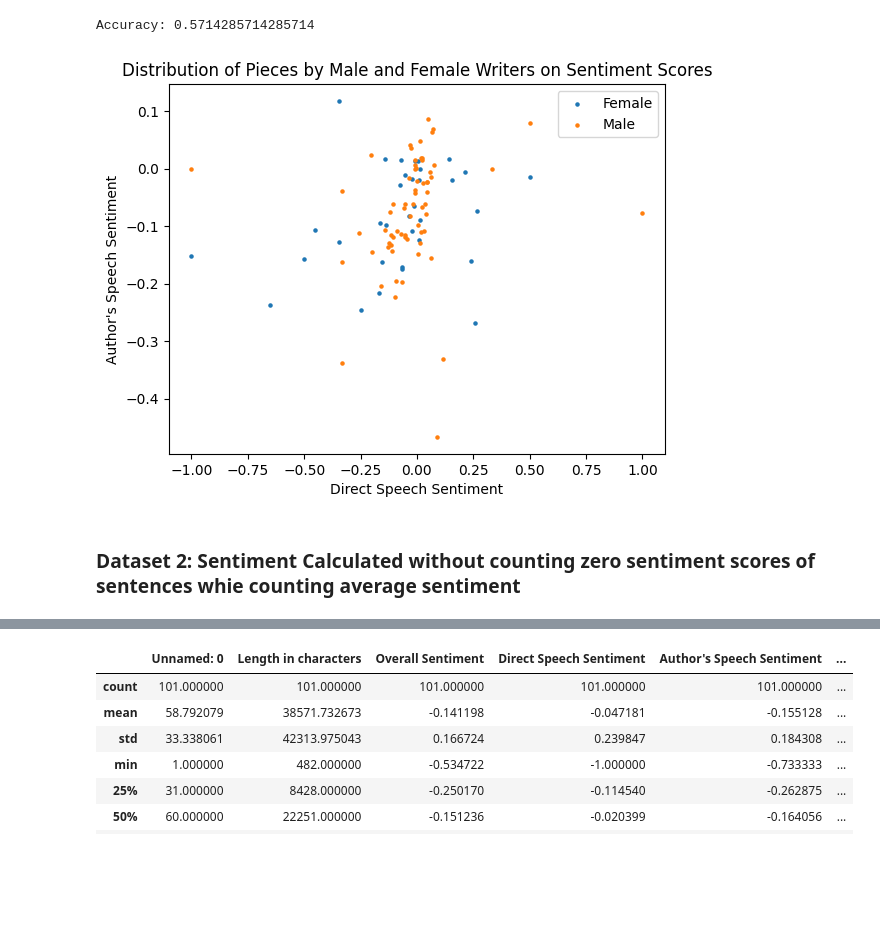
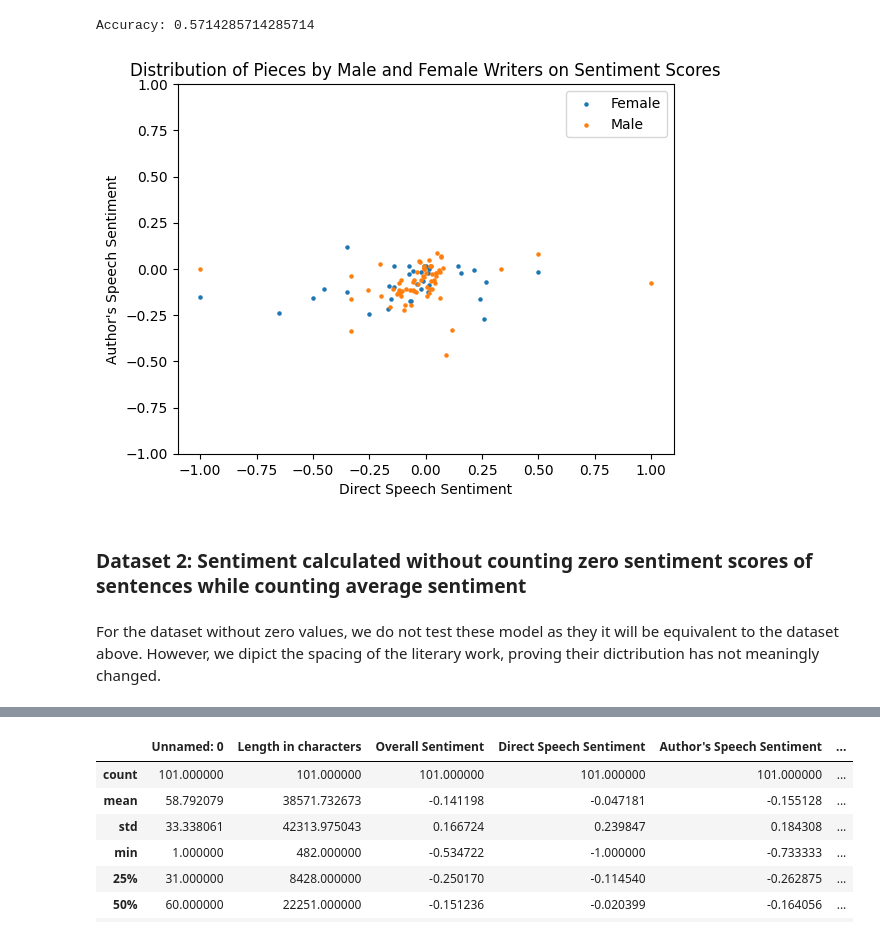
Before and after one commit to susurofu/Masculine-and-Feminine-Writing-in-Atomic-Bomb-Literature-A-Sentiment-Analysis-Approach, a Jupyter notebook: main.ipynb, the cells around one changed output, grey strips where cells are left out. Drawn from its saved outputs; the diff is of its cells as text; code cells hidden in the pictures; blank space fills up the shorter version.

```diff
--- a/main.ipynb
+++ b/main.ipynb
@@ -98,22 +95,25 @@ Accuracy: 0.5714285714285714
 # %%
 x_female = data_set["Direct Speech Sentiment"][:34]
 x_male = data_set["Direct Speech Sentiment"][34:]
 y_female = data_set["Author's Speech Sentiment"][:34]
 y_male = data_set["Author's Speech Sentiment"][34:]
 
 plt.scatter(x_female, y_female, label='Female', s=5)
 plt.scatter(x_male, y_male, label='Male', s=5)
-
+plt.yticks([-1, -0.75, -0.5, -0.25, 0, 0.25, 0.5, 0.75, 1])
+plt.xticks([-1, -0.75, -0.5, -0.25, 0, 0.25, 0.5, 0.75, 1])
 plt.legend()
 plt.title('Distribution of Pieces by Male and Female Writers on Sentiment Scores')
 plt.xlabel('Direct Speech Sentiment')
 plt.ylabel("Author's Speech Sentiment")
 
 plt.show()
 # %% [output]
-[figure, old version]
+[figure, new version]
 # %% [markdown]
-### Dataset 2: Sentiment Calculated without counting zero sentiment scores of sentences whie counting average sentiment
+### Dataset 2: Sentiment calculated without counting zero sentiment scores of sentences while counting average sentiment
+# %% [markdown]
+For the dataset without zero values, we do not test these model as they it will be equivalent to the dataset above. However, we dipict the spacing of the literary work, proving their dictribution has not meaningly changed.
 # %%
 data_set2 = pd.read_excel("data\\results with dropped zero scores without zero scores.xlsx")
 data_set2
```
Also changed, not shown: parts of 11 cells of this notebook, 20 other files.
